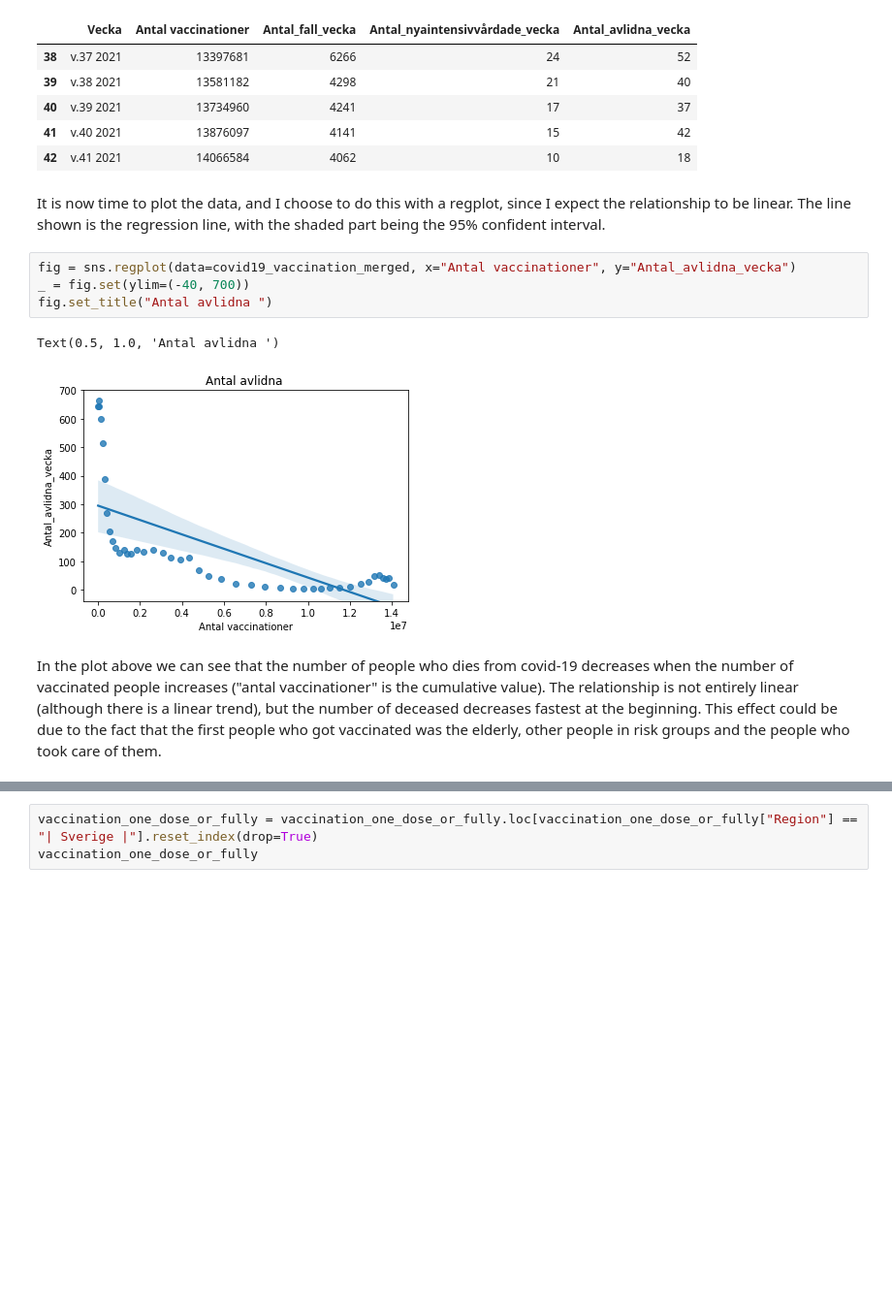
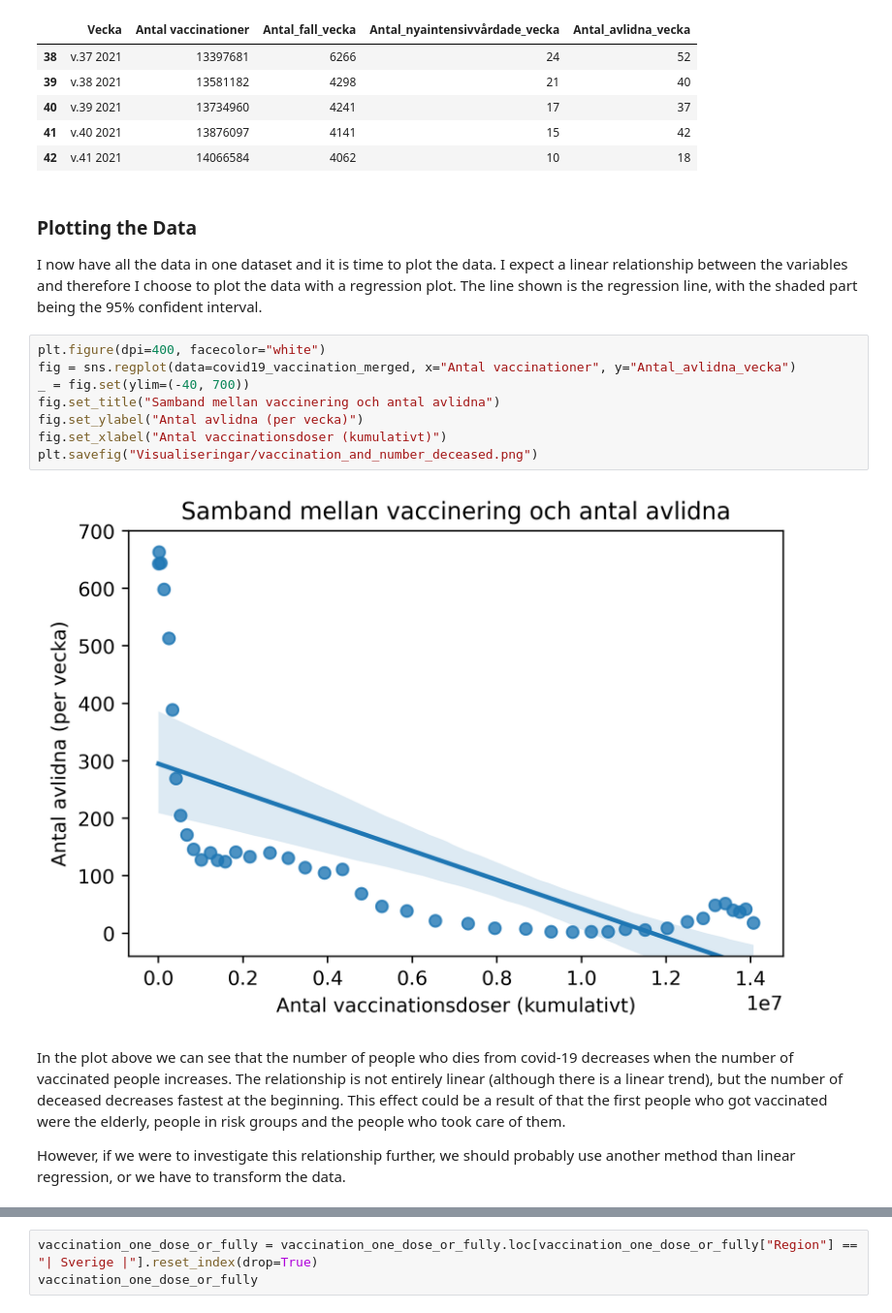
Before and after one commit to Anna-MariaSjolund/Data-Handling-Anna-MariaSjolund, a Jupyter notebook: Labs/Covid-Lab/covid_lab.ipynb, the cells around one changed output, grey strips where cells are left out. Shown at 97% size. Saved outputs shown, nothing was run; the diff lists cells and outputs as text; blank space fills up the shorter version.

Commit message:
Changes in exercise 3. Changed plots and added markdown.

```diff
--- a/Labs/Covid-Lab/covid_lab.ipynb
+++ b/Labs/Covid-Lab/covid_lab.ipynb
@@ -455,16 +498,22 @@ covid19_vaccination_merged.tail()
 | 41 | v.40 2021 | 13876097 | 4141 | 15 | 42 |
 | 42 | v.41 2021 | 14066584 | 4062 | 10 | 18 |
 # %% [markdown]
-It is now time to plot the data, and I choose to do this with a regplot, since I expect the relationship to be linear. The line shown is the regression line, with the shaded part being the 95% confident interval.
+### Plotting the Data
+I now have all the data in one dataset and it is time to plot the data. I expect a linear relationship between the variables and therefore I choose to plot the data with a regression plot. The line shown is the regression line, with the shaded part being the 95% confident interval.
 # %%
+plt.figure(dpi=400, facecolor="white")
 fig = sns.regplot(data=covid19_vaccination_merged, x="Antal vaccinationer", y="Antal_avlidna_vecka")
 _ = fig.set(ylim=(-40, 700))
-fig.set_title("Antal avlidna ")
+fig.set_title("Samband mellan vaccinering och antal avlidna")
+fig.set_ylabel("Antal avlidna (per vecka)")
+fig.set_xlabel("Antal vaccinationsdoser (kumulativt)")
+plt.savefig("Visualiseringar/vaccination_and_number_deceased.png")
 # %% [output]
-Text(0.5, 1.0, 'Antal avlidna ')
-[figure, old version]
+[figure, new version]
 # %% [markdown]
-In the plot above we can see that the number of people who dies from covid-19 decreases when the number of vaccinated people increases ("antal vaccinationer" is the cumulative value). The relationship is not entirely linear (although there is a linear trend), but the number of deceased decreases fastest at the beginning. This effect could be due to the fact that the first people who got vaccinated was the elderly, other people in risk groups and the people who took care of them.
+In the plot above we can see that the number of people who dies from covid-19 decreases when the number of vaccinated people increases. The relationship is not entirely linear (although there is a linear trend), but the number of deceased decreases fastest at the beginning. This effect could be a result of that the first people who got vaccinated were the elderly, people in risk groups and the people who took care of them.
+
+However, if we were to investigate this relationship further, we should probably use another method than linear regression, or we have to transform the data.
 # %% [markdown]
 ### KPI 2. The number of covid-19 cases should decrease when the number of vaccinated people increase
 
```
Also changed, not shown: parts of 54 cells of this notebook.
